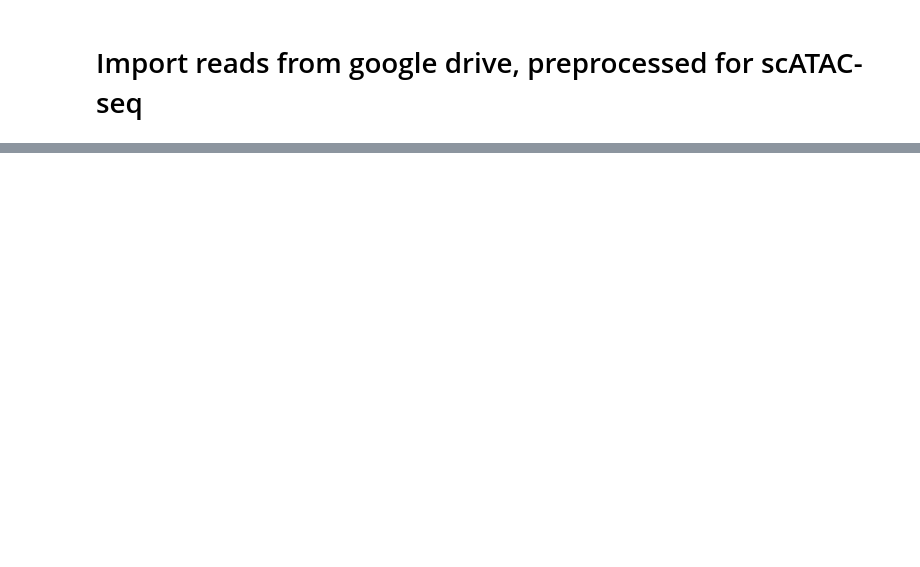
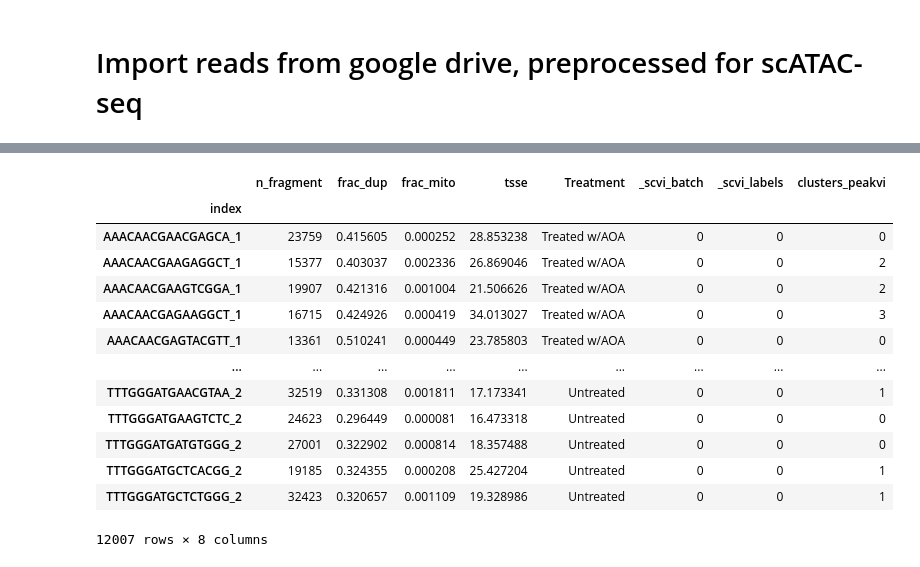
Before and after one commit to Droslj/scATAC-seq-complete-, a Jupyter notebook: scATAC_seq_(1)_scVI_exec.ipynb, the cells around one changed output, grey strips where cells are left out. Drawn from its saved outputs; the diff is of its cells as text; code cells hidden in the pictures; blank space fills up the shorter version.

```diff
--- a/scATAC_seq_(1)_scVI_exec.ipynb
+++ b/scATAC_seq_(1)_scVI_exec.ipynb
@@ -91,0 +241,17 @@ adata = sc.read_h5ad('/content/drive/MyDrive/Colab Notebooks/AD_combined_scvi.h5
+# %%
+adata.obs
+# %% [output]
+|  | n_fragment | frac_dup | frac_mito | tsse | Treatment | _scvi_batch | _scvi_labels | clusters_peakvi |
+| index |  |  |  |  |  |  |  |  |
+| AAACAACGAACGAGCA_1 | 23759 | 0.415605 | 0.000252 | 28.853238 | Treated w/AOA | 0 | 0 | 0 |
+| AAACAACGAAGAGGCT_1 | 15377 | 0.403037 | 0.002336 | 26.869046 | Treated w/AOA | 0 | 0 | 2 |
+| AAACAACGAAGTCGGA_1 | 19907 | 0.421316 | 0.001004 | 21.506626 | Treated w/AOA | 0 | 0 | 2 |
+| AAACAACGAGAAGGCT_1 | 16715 | 0.424926 | 0.000419 | 34.013027 | Treated w/AOA | 0 | 0 | 3 |
+| AAACAACGAGTACGTT_1 | 13361 | 0.510241 | 0.000449 | 23.785803 | Treated w/AOA | 0 | 0 | 0 |
+| ... | ... | ... | ... | ... | ... | ... | ... | ... |
+| TTTGGGATGAACGTAA_2 | 32519 | 0.331308 | 0.001811 | 17.173341 | Untreated | 0 | 0 | 1 |
+| TTTGGGATGAAGTCTC_2 | 24623 | 0.296449 | 0.000081 | 16.473318 | Untreated | 0 | 0 | 0 |
+| TTTGGGATGATGTGGG_2 | 27001 | 0.322902 | 0.000814 | 18.357488 | Untreated | 0 | 0 | 0 |
+| TTTGGGATGCTCACGG_2 | 19185 | 0.324355 | 0.000208 | 25.427204 | Untreated | 0 | 0 | 1 |
+| TTTGGGATGCTCTGGG_2 | 32423 | 0.320657 | 0.001109 | 19.328986 | Untreated | 0 | 0 | 1 |
+12007 rows × 8 columns
```
Also changed, not shown: parts of 36 cells of this notebook.
